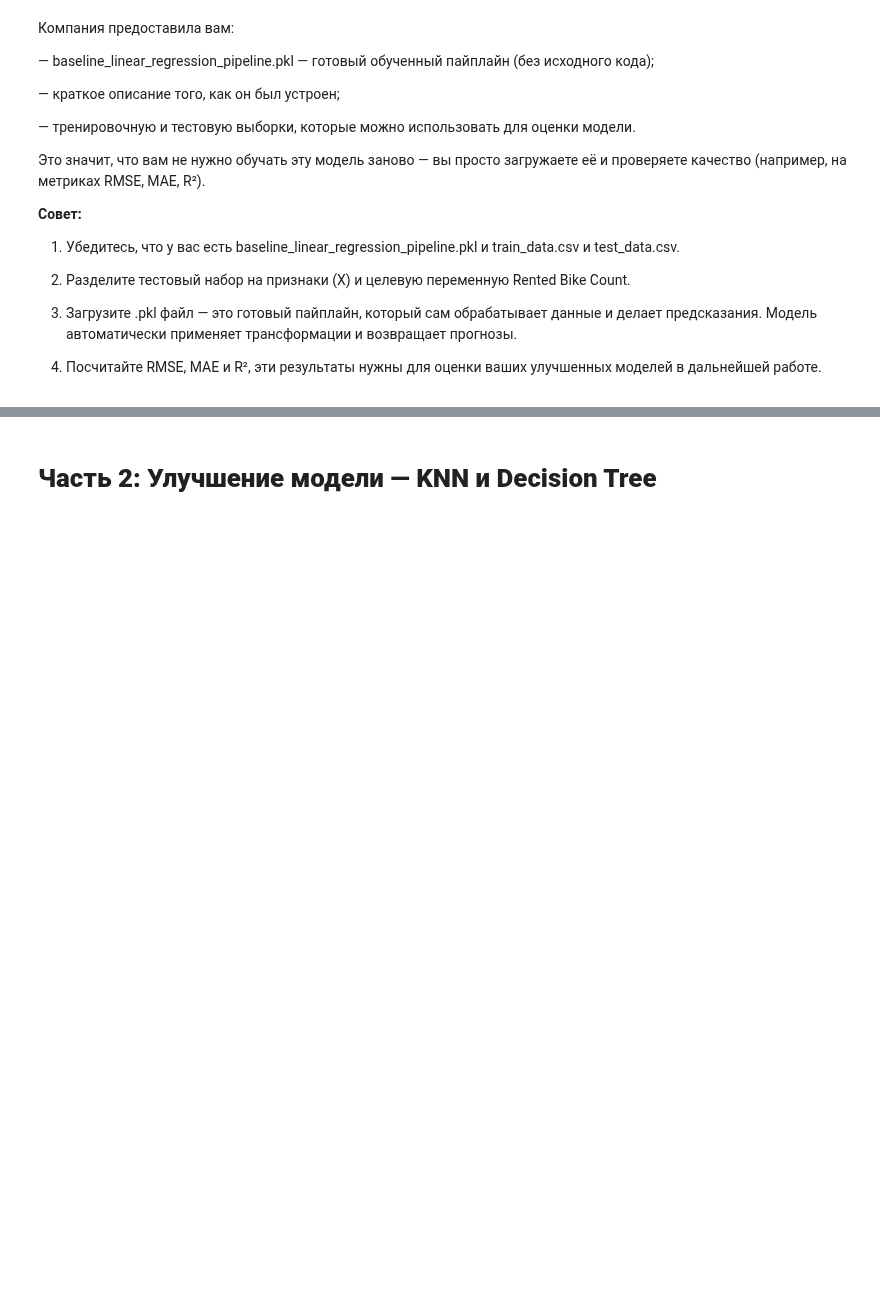
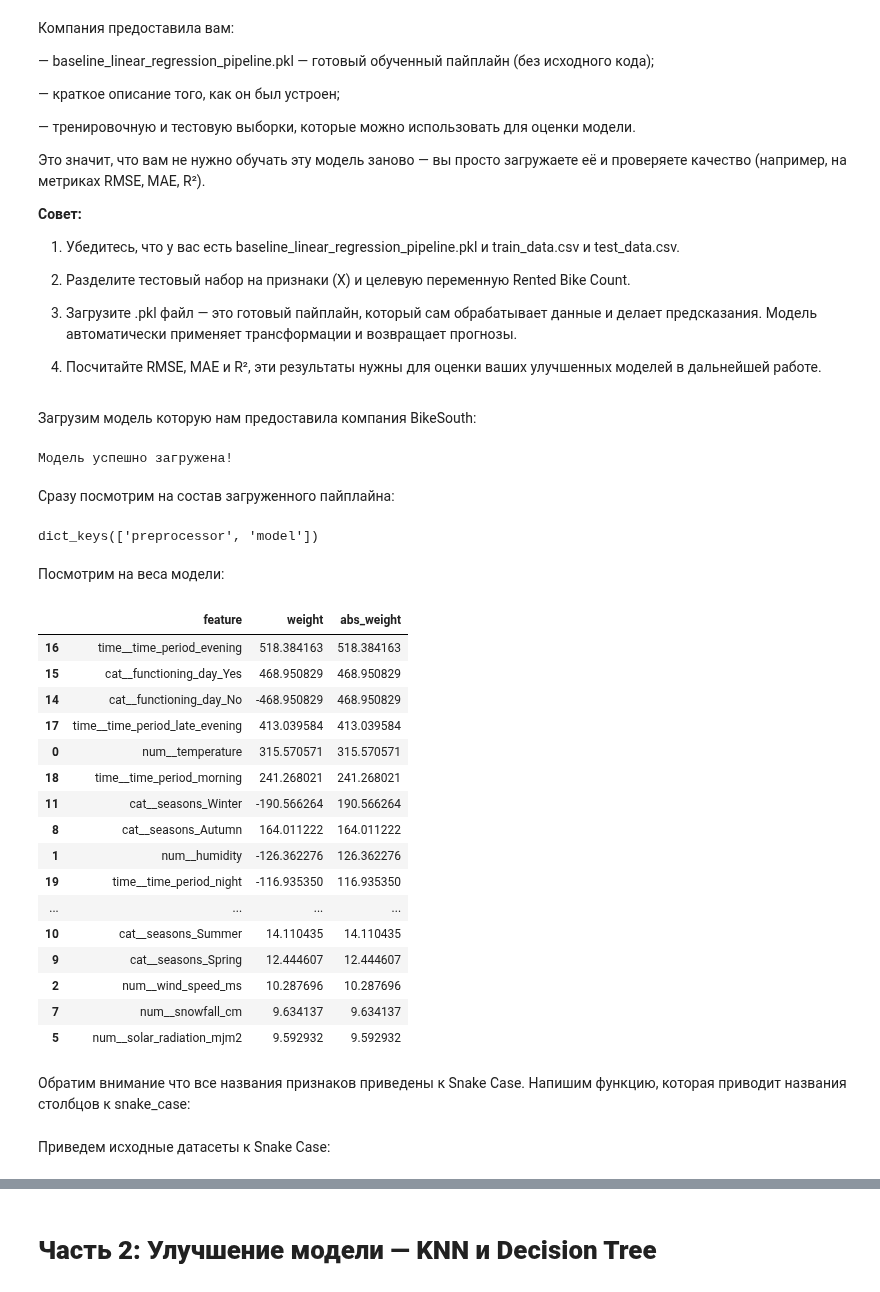
Before and after one commit to ilya-liniukhin/bikesouth_regression_problem, a Jupyter notebook: notebook.ipynb, the cells around one changed output, grey strips where cells are left out. Saved outputs shown, nothing was run; the diff lists cells and outputs as text; code cells hidden in the pictures; blank space fills up the shorter version.

```diff
--- a/notebook.ipynb
+++ b/notebook.ipynb
@@ -66,3 +131,53 @@
 3. Загрузите .pkl файл — это готовый пайплайн, который сам обрабатывает данные и делает предсказания. Модель автоматически применяет трансформации и возвращает прогнозы.
 
 4. Посчитайте RMSE, MAE и R², эти результаты нужны для оценки ваших улучшенных моделей в дальнейшей работе.
+# %% [markdown]
+Загрузим модель которую нам предоставила компания BikeSouth:
+# %%
+try:
+    loaded_model = joblib.load('models/baseline_linear_regression_pipeline.joblib')
+    print('Модель успешно загружена!')
+except:
+    loaded_model = joblib.load('models/baseline_linear_regression_pipeline.joblib')
+    print('Модель успешно загружена!')
+# %% [output]
+Модель успешно загружена!
+# %% [markdown]
+Сразу посмотрим на состав загруженного пайплайна:
+# %%
+loaded_model.named_steps.keys()
+# %% [output]
+dict_keys(['preprocessor', 'model'])
+# %% [markdown]
+Посмотрим на веса модели:
+# %%
+baseline_weights = loaded_model.named_steps['model'].coef_
+
+baseline_features = loaded_model.named_steps['preprocessor'].get_feature_names_out()
+
+baseline_model_feature_weights = pd.DataFrame({
+    'feature':baseline_features,
+    'weight':baseline_weights,
+    'abs_weight': abs(baseline_weights)
+})
+baseline_model_feature_weights.sort_values('abs_weight', ascending=False)
+# %% [output]
+|  | feature | weight | abs_weight |
+| 16 | time__time_period_evening | 518.384163 | 518.384163 |
+| 15 | cat__functioning_day_Yes | 468.950829 | 468.950829 |
+| 14 | cat__functioning_day_No | -468.950829 | 468.950829 |
+| 17 | time__time_period_late_evening | 413.039584 | 413.039584 |
+| 0 | num__temperature | 315.570571 | 315.570571 |
+| 18 | time__time_period_morning | 241.268021 | 241.268021 |
+| 11 | cat__seasons_Winter | -190.566264 | 190.566264 |
+| 8 | cat__seasons_Autumn | 164.011222 | 164.011222 |
+| 1 | num__humidity | -126.362276 | 126.362276 |
+| 19 | time__time_period_night | -116.935350 | 116.935350 |
+| ... | ... | ... | ... |
+| 10 | cat__seasons_Summer | 14.110435 | 14.110435 |
+| 9 | cat__seasons_Spring | 12.444607 | 12.444607 |
+| 2 | num__wind_speed_ms | 10.287696 | 10.287696 |
+| 7 | num__snowfall_cm | 9.634137 | 9.634137 |
+| 5 | num__solar_radiation_mjm2 | 9.592932 | 9.592932 |
+# %% [markdown]
+Обратим внимание что все названия признаков приведены к Snake Case. Напишим функцию, которая приводит названия столбцов к snake_case:
@@ -68,0 +193,2 @@
+# %% [markdown]
+Приведем исходные датасеты к Snake Case:
```
Also changed, not shown: parts of 36 cells of this notebook, 2 other files.
